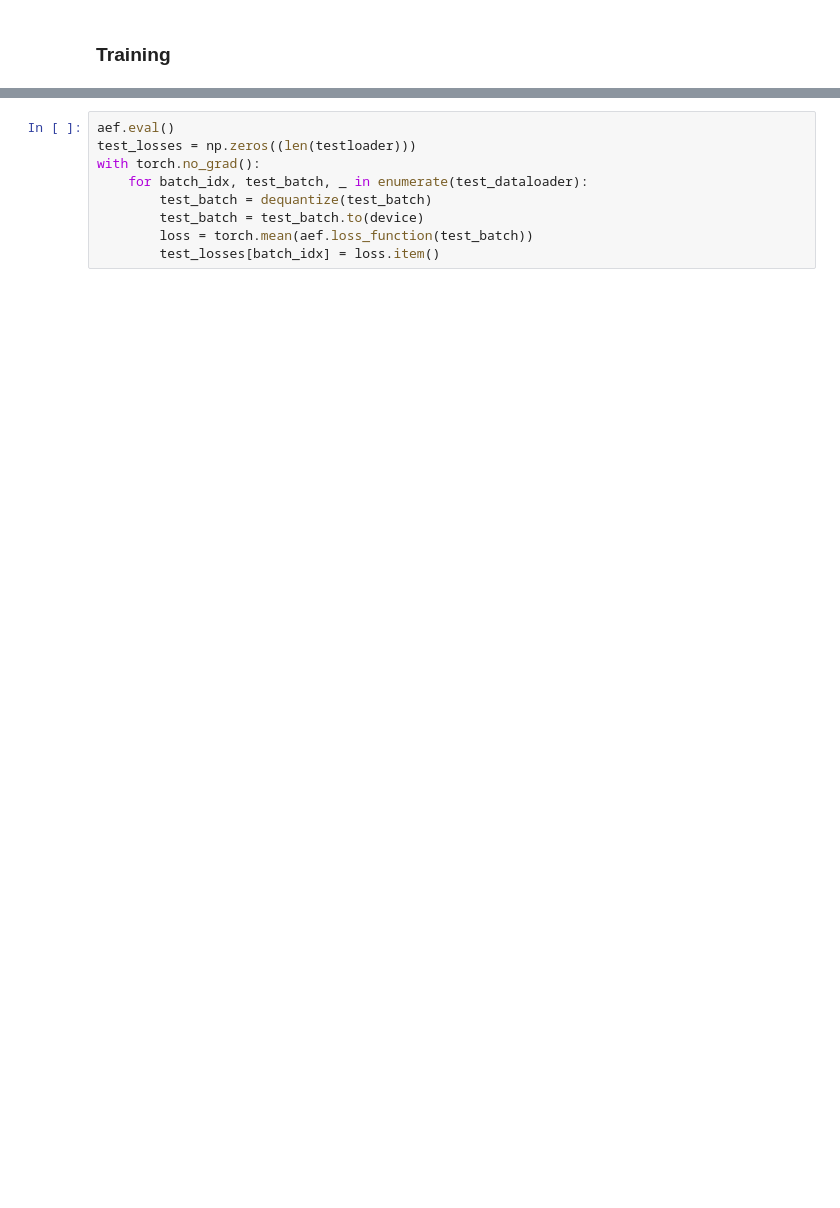
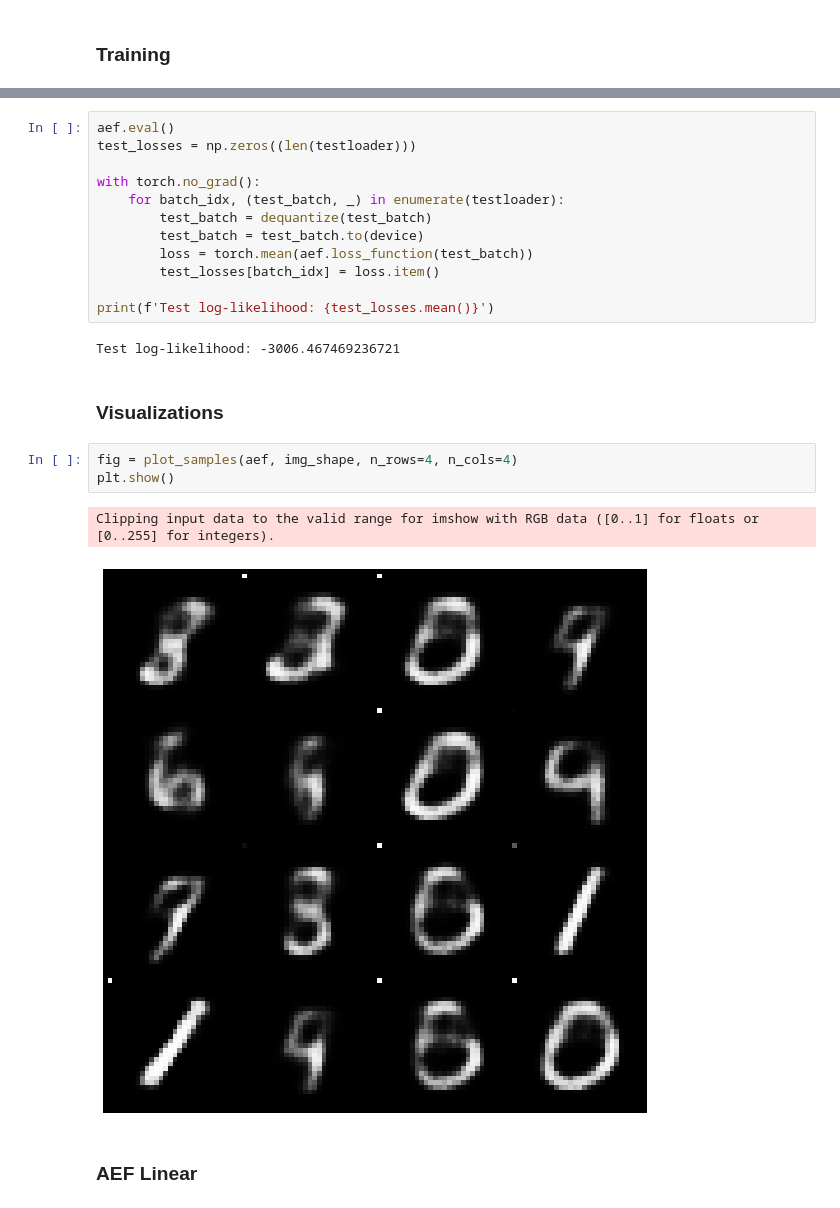
Before and after one commit to gisilvs/AEF, a Jupyter notebook: notebook.ipynb, the cells around one changed output, grey strips where cells are left out. Cells and saved outputs as stored; diff of their text form; blank space fills up the shorter version.

```diff
--- a/notebook.ipynb
+++ b/notebook.ipynb
@@ -114,9 +105,24 @@ plt.plot(range(n_iterations), losses)
 # %%
 aef.eval()
 test_losses = np.zeros((len(testloader)))
+
 with torch.no_grad():
-    for batch_idx, test_batch, _ in enumerate(test_dataloader):
+    for batch_idx, (test_batch, _) in enumerate(testloader):
         test_batch = dequantize(test_batch)
         test_batch = test_batch.to(device)
         loss = torch.mean(aef.loss_function(test_batch))
         test_losses[batch_idx] = loss.item()
+
+print(f'Test log-likelihood: {test_losses.mean()}')
+# %% [output]
+Test log-likelihood: -3006.467469236721
+# %% [markdown]
+### Visualizations
+# %%
+fig = plot_samples(aef, img_shape, n_rows=4, n_cols=4)
+plt.show()
+# %% [output]
+Clipping input data to the valid range for imshow with RGB data ([0..1] for floats or [0..255] for integers).
+[figure, added]
+# %% [markdown]
+### AEF Linear
```
Also changed, not shown: parts of 6 cells of this notebook, 15 other files.
